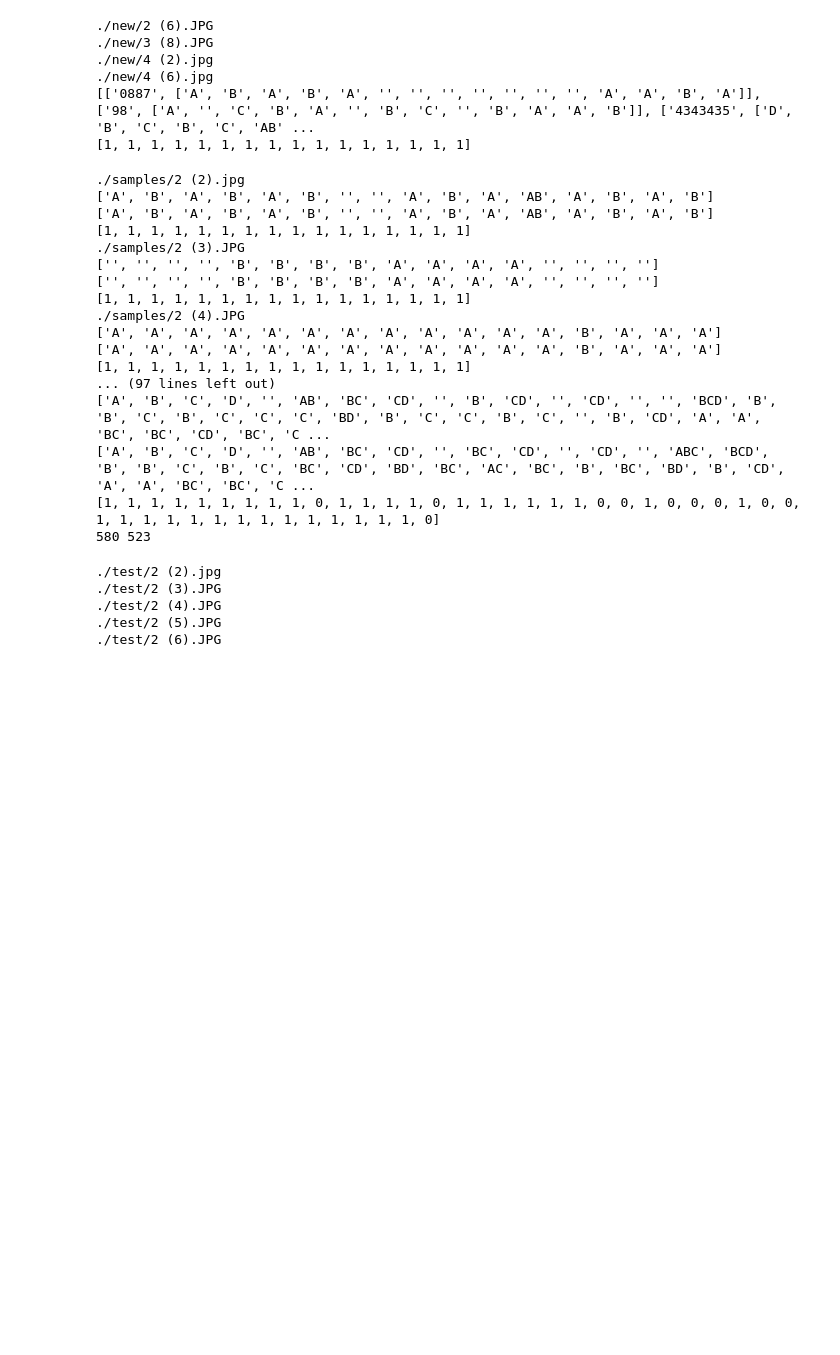
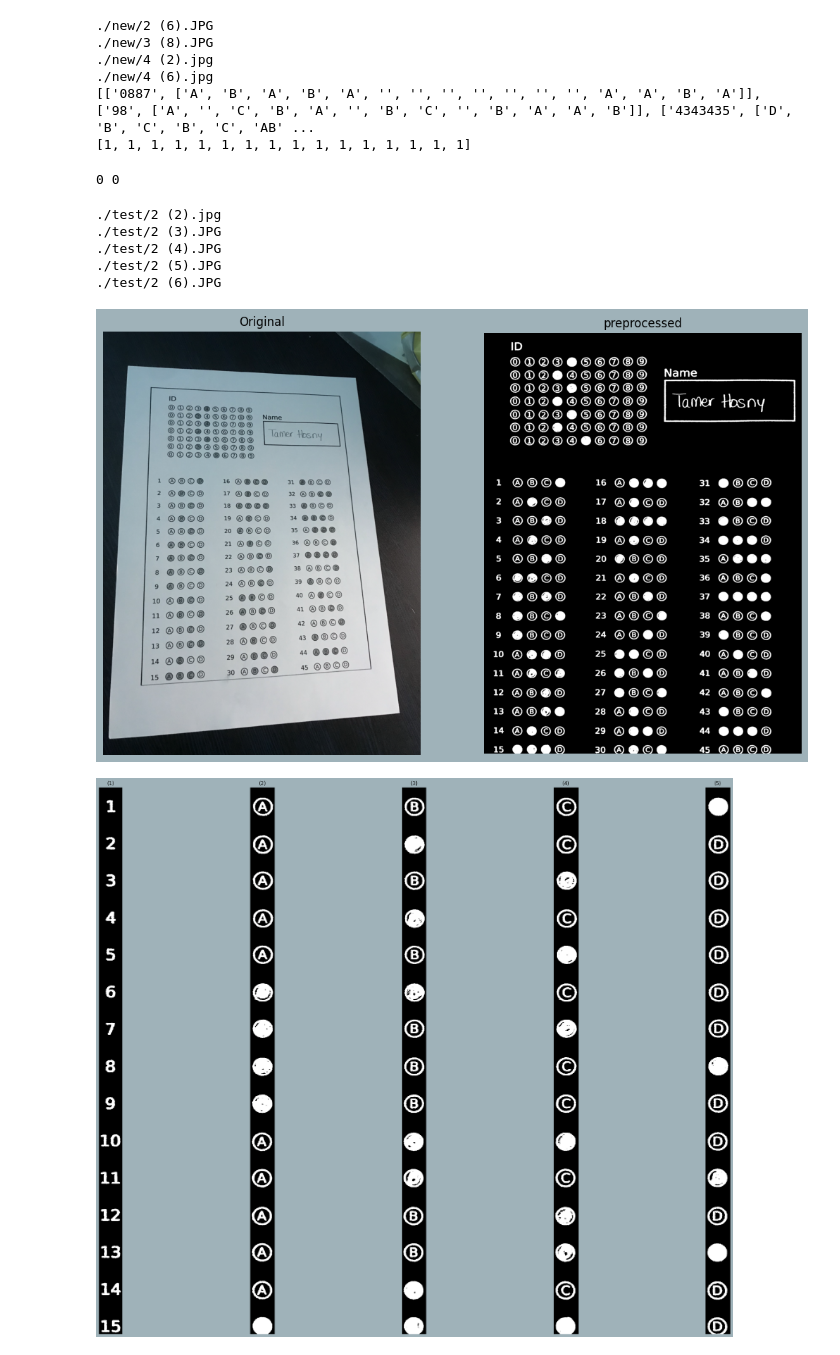
Before and after one commit to 3abqreno/Grade-Auto-Filler, a Jupyter notebook: BubbleSheet/code.ipynb, the cells around one changed output. Drawn from its saved outputs; the diff is of its cells as text; code cells hidden in the pictures; blank space fills up the shorter version.

```diff
--- a/BubbleSheet/code.ipynb
+++ b/BubbleSheet/code.ipynb
@@ -559,6 +559,7 @@ image_files = [f for f in os.listdir(folder_path) if os.path.isfile(os.path.join
 cor=0
 total=0
 for image_file in image_files:
+        break
         image_path=os.path.join(folder_path, image_file)
         answer_path=image_path.replace('jpg','txt').replace('JPG','txt').replace('samples','SamplesAnswers')
         if(not os.path.isfile(image_path) or  not os.path.isfile(answer_path)):
@@ -576,23 +577,7 @@ for image_file in image_files:
         # print(image_path)
 print(total,cor)
 # %% [output]
-./samples/2 (2).jpg
-['A', 'B', 'A', 'B', 'A', 'B', '', '', 'A', 'B', 'A', 'AB', 'A', 'B', 'A', 'B']
-['A', 'B', 'A', 'B', 'A', 'B', '', '', 'A', 'B', 'A', 'AB', 'A', 'B', 'A', 'B']
-[1, 1, 1, 1, 1, 1, 1, 1, 1, 1, 1, 1, 1, 1, 1, 1]
-./samples/2 (3).JPG
-['', '', '', '', 'B', 'B', 'B', 'B', 'A', 'A', 'A', 'A', '', '', '', '']
-['', '', '', '', 'B', 'B', 'B', 'B', 'A', 'A', 'A', 'A', '', '', '', '']
-[1, 1, 1, 1, 1, 1, 1, 1, 1, 1, 1, 1, 1, 1, 1, 1]
-./samples/2 (4).JPG
-['A', 'A', 'A', 'A', 'A', 'A', 'A', 'A', 'A', 'A', 'A', 'A', 'B', 'A', 'A', 'A']
-['A', 'A', 'A', 'A', 'A', 'A', 'A', 'A', 'A', 'A', 'A', 'A', 'B', 'A', 'A', 'A']
-[1, 1, 1, 1, 1, 1, 1, 1, 1, 1, 1, 1, 1, 1, 1, 1]
-... (97 lines left out)
-['A', 'B', 'C', 'D', '', 'AB', 'BC', 'CD', '', 'B', 'CD', '', 'CD', '', '', 'BCD', 'B', 'B', 'C', 'B', 'C', 'C', 'C', 'BD', 'B', 'C', 'C', 'B', 'C', '', 'B', 'CD', 'A', 'A', 'BC', 'BC', 'CD', 'BC', 'C ...
-['A', 'B', 'C', 'D', '', 'AB', 'BC', 'CD', '', 'BC', 'CD', '', 'CD', '', 'ABC', 'BCD', 'B', 'B', 'C', 'B', 'C', 'BC', 'CD', 'BD', 'BC', 'AC', 'BC', 'B', 'BC', 'BD', 'B', 'CD', 'A', 'A', 'BC', 'BC', 'C ...
-[1, 1, 1, 1, 1, 1, 1, 1, 1, 0, 1, 1, 1, 1, 0, 1, 1, 1, 1, 1, 1, 0, 0, 1, 0, 0, 0, 1, 0, 0, 1, 1, 1, 1, 1, 1, 1, 1, 1, 1, 1, 1, 1, 1, 0]
-580 523
+0 0
 # %%
 #marking section
 
@@ -630,3 +615,24 @@ open_excel(correct_answers,answers,'res')
 ./test/2 (4).JPG
 ./test/2 (5).JPG
 ./test/2 (6).JPG
+# %%
+image_path='./samples/4 (2).jpg'
+img=cv2.imread(image_path, cv2.IMREAD_COLOR)
+shifted=perspective_transform(img,binary=0)
+shifted2=perspective_transform(shifted,binary=0)
+inverted=invert_image(img)
+cf.show_images([img,inverted],['Original','preprocessed'])
+# cf.show_images([shifted2,inverted],['Corrected','Inverted'])
+bubble,id=pre_process(img)
+# cf.show_images([bubble,id],['Bubbles','Id + Name'])
+id2,name=pre_process_id(id)
+# cf.show_images([id2,name],['Id','Name'])
+lines=extract_contour_regions(bubble,bubble_vertical_mask(bubble))
+# lines.insert(0,bubble_vertical_mask(bubble))
+while(len(lines)>5):
+    lines.pop()
+cf.show_images(lines)
+cf.show_images([bubble_vertical_mask(bubble)])
+# %% [output]
+[figure, added]
+[figure, added]
```
Also changed, not shown: parts of 1 cell of this notebook, 10 other files.
